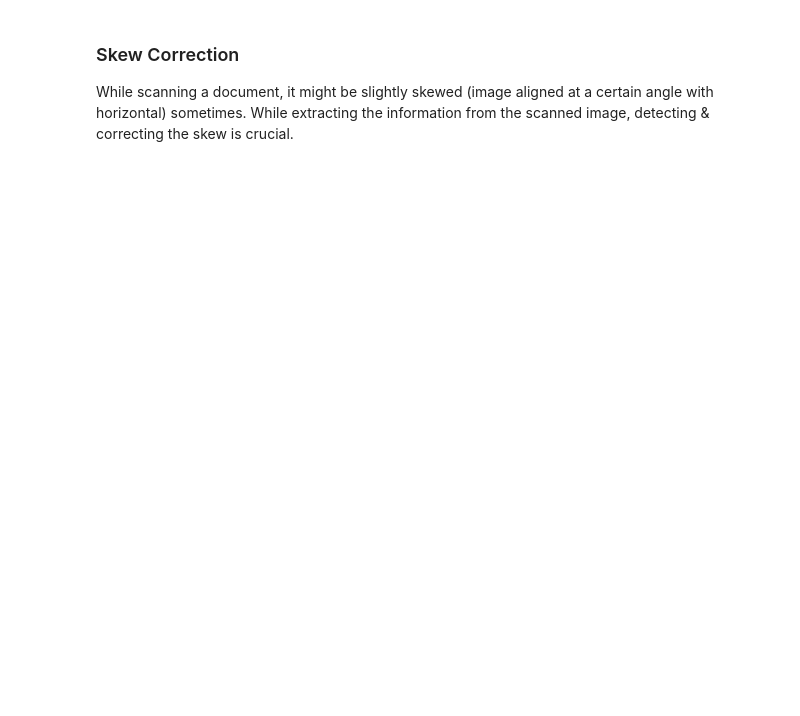
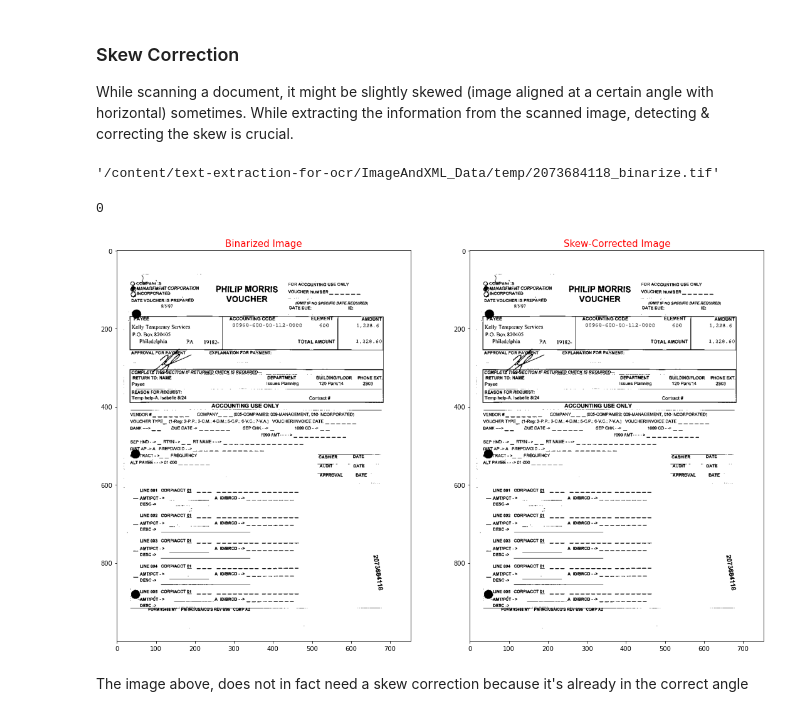
Before and after one commit to safanisna/datascientest-ocr, a Jupyter notebook: DataScientest_Safan_OCR.ipynb, the cells around one changed output. Cells and saved outputs as stored; diff of their text form; code cells hidden in the pictures; blank space fills up the shorter version.

```diff
--- a/DataScientest_Safan_OCR.ipynb
+++ b/DataScientest_Safan_OCR.ipynb
@@ -491,0 +601,43 @@ While scanning a document, it might be slightly skewed (image aligned at a certa
+# %%
+def correct_skew(image, delta=1, limit=5):
+    def determine_score(arr, angle):
+        data = inter.rotate(arr, angle, reshape=False, order=0)
+        histogram = np.sum(data, axis=1, dtype=float)
+        score = np.sum((histogram[1:] - histogram[:-1]) ** 2, dtype=float)
+        return histogram, score
+
+    # gray = cv2.cvtColor(image, cv2.COLOR_BGR2GRAY)
+    # thresh = cv2.threshold(gray, 0, 255, cv2.THRESH_BINARY_INV + cv2.THRESH_OTSU)[1]
+
+    scores = []
+    angles = np.arange(-limit, limit + delta, delta)
+    for angle in angles:
+        # histogram, score = determine_score(thresh, angle)
+        histogram, score = determine_score(image, angle)
+        scores.append(score)
+
+    best_angle = angles[scores.index(max(scores))]
+
+    (h, w) = image.shape[:2]
+    center = (w // 2, h // 2)
+    M = cv2.getRotationMatrix2D(center, best_angle, 1.0)
+    corrected = cv2.warpAffine(image, M, (w, h), flags=cv2.INTER_CUBIC, \
+            borderMode=cv2.BORDER_REPLICATE)
+
+    return best_angle, corrected
+# %%
+fn
+# %% [output]
+'/content/text-extraction-for-ocr/ImageAndXML_Data/temp/2073684118_binarize.tif'
+# %%
+angle, img_rotated = correct_skew(img_binarize)
+# %%
+angle
+# %% [output]
+0
+# %%
+show_2_images(img_binarize, img_rotated, img_titles=['Binarized Image', 'Skew-Corrected Image'])
+# %% [output]
+[figure, added]
+# %% [markdown]
+The image above, does not in fact need a skew correction because it's already in the correct angle
```
Also changed, not shown: parts of 39 cells of this notebook.
